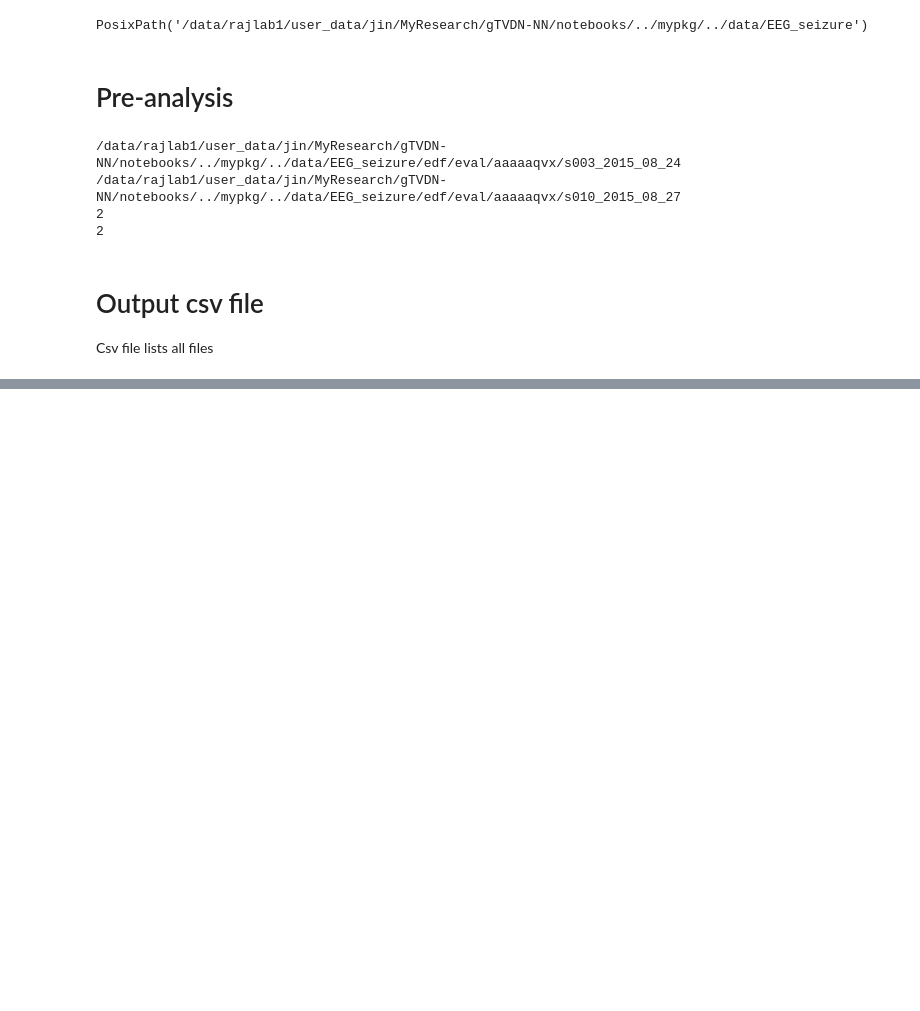
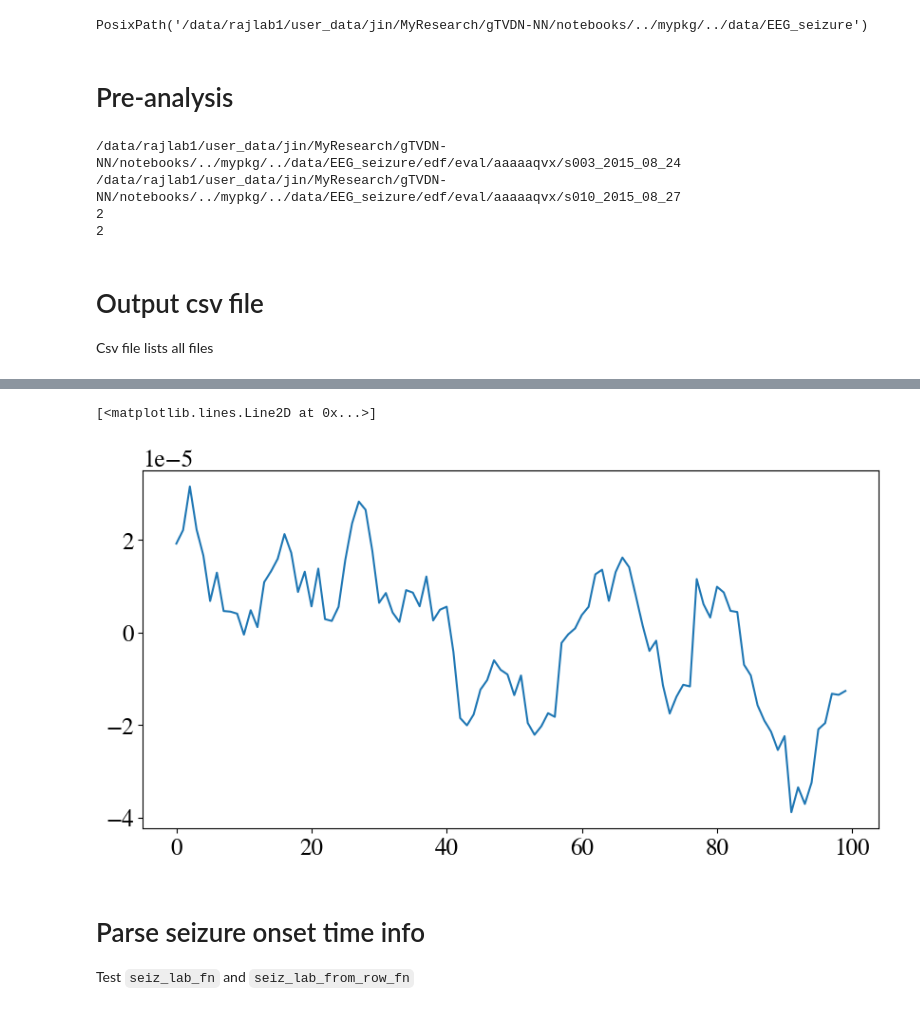
Before and after one commit to JINhuaqing/EEG-sz-det_dev, a Jupyter notebook: notebooks/TUHEEG_clean.ipynb, the cells around one changed output, grey strips where cells are left out. Cells and saved outputs as stored; diff of their text form; code cells hidden in the pictures; blank space fills up the shorter version.

```diff
--- a/notebooks/TUHEEG_clean.ipynb
+++ b/notebooks/TUHEEG_clean.ipynb
@@ -298,0 +240,7 @@ for ix in train_data_loader:
+# %%
+working_set = "train"
+all_data = pd.read_csv(root/f"all_data_{working_set}.csv", index_col=0);
+dat_path = (root/"edf"/all_data["relative_path"].iloc[0]).with_suffix(".edf")
+dat = mne.io.read_raw_edf(dat_path, verbose=False, preload=True);
+dat.filter(l_freq=1, h_freq=45, verbose=False)
+dat.resample(90)
@@ -298,0 +260,12 @@ for ix in train_data_loader:
+# %%
+data = dat.get_data();
+duration = 100
+start = 2000
+plt.plot(data[5, start:start+duration])
+# %% [output]
+[<matplotlib.lines.Line2D at 0x...>]
+[figure, added]
+# %% [markdown]
+# Parse seizure onset time info
+
+Test `seiz_lab_fn` and `seiz_lab_from_row_fn`
```
Also changed, not shown: parts of 59 cells of this notebook, 36 other files.
